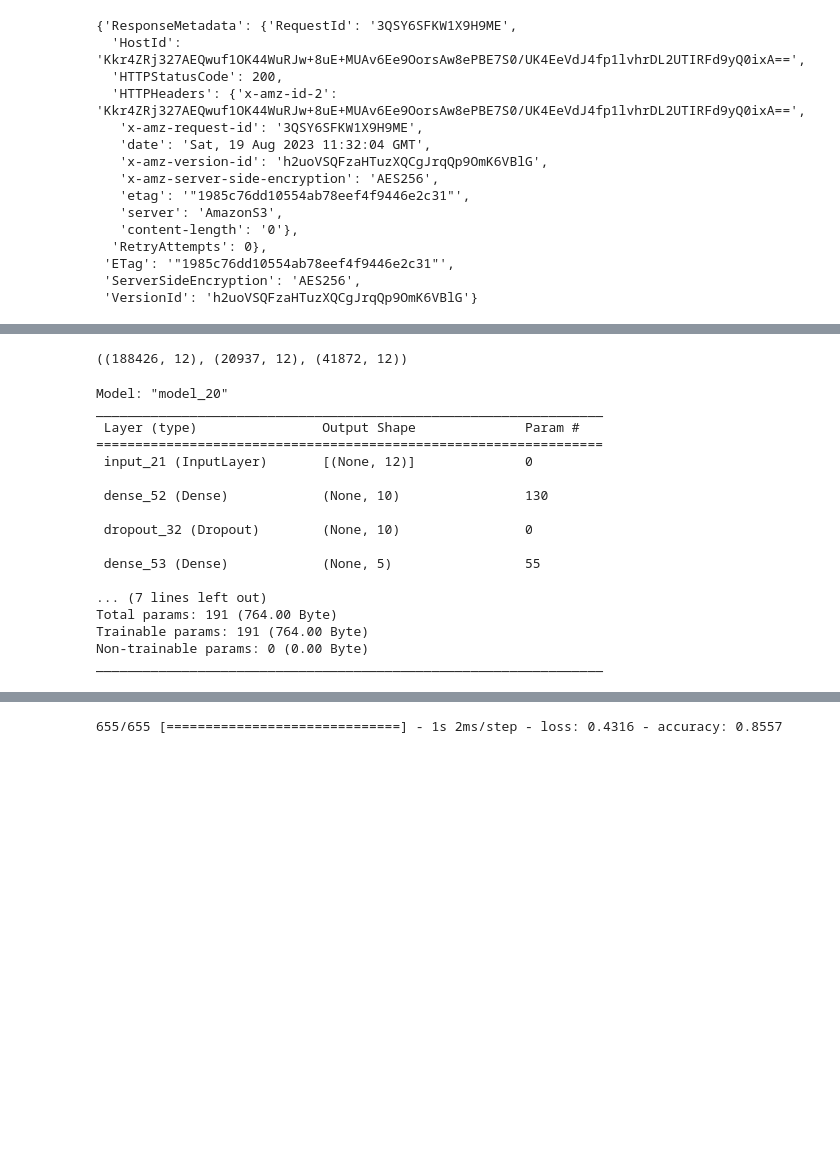
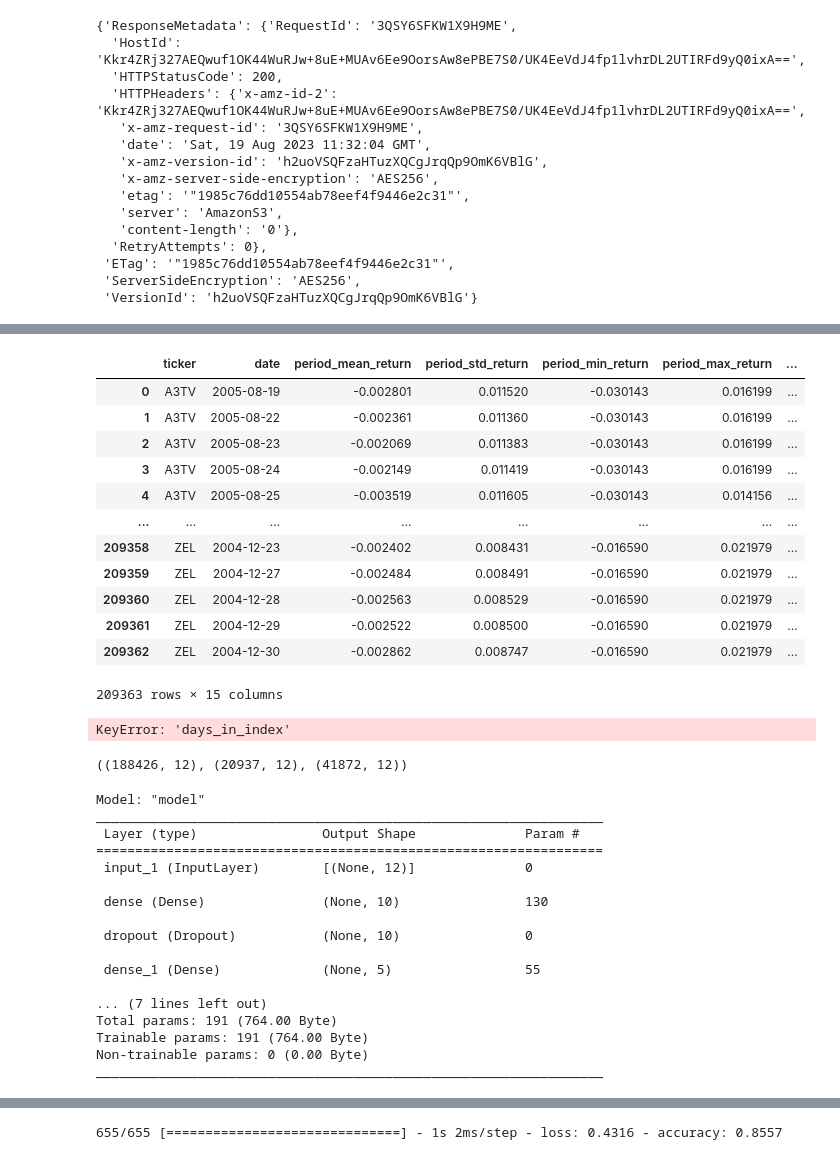
Before and after one commit to tintenderete/TFM, a Jupyter notebook: prueba_red_neuronal_fija_categorico.ipynb, the cells around one changed output, grey strips where cells are left out. Cells and saved outputs as stored; diff of their text form; code cells hidden in the pictures; blank space fills up the shorter version.

```diff
--- a/prueba_red_neuronal_fija_categorico.ipynb
+++ b/prueba_red_neuronal_fija_categorico.ipynb
@@ -328,0 +302,5 @@ dataset_2[dataset_2['date'] == dataset_2['date'].unique()[0]].sort_values('sharp
+# %%
+bucket_name = 'stock-market-historical-data'
+processed_folder = 'processed/marketstack/'
+file_name = 'ibex_historical_data'
+full_path = processed_folder + file_name
@@ -329,3 +336,35 @@ dataset_2[dataset_2['date'] == dataset_2['date'].unique()[0]].sort_values('sharp
+# %%
+dataset_2
+# %% [output]
+|  | ticker | date | period_mean_return | period_std_return | period_min_return | period_max_return | ... |
+| 0 | A3TV | 2005-08-19 | -0.002801 | 0.011520 | -0.030143 | 0.016199 | ... |
+| 1 | A3TV | 2005-08-22 | -0.002361 | 0.011360 | -0.030143 | 0.016199 | ... |
+| 2 | A3TV | 2005-08-23 | -0.002069 | 0.011383 | -0.030143 | 0.016199 | ... |
+| 3 | A3TV | 2005-08-24 | -0.002149 | 0.011419 | -0.030143 | 0.016199 | ... |
+| 4 | A3TV | 2005-08-25 | -0.003519 | 0.011605 | -0.030143 | 0.014156 | ... |
+| ... | ... | ... | ... | ... | ... | ... | ... |
+| 209358 | ZEL | 2004-12-23 | -0.002402 | 0.008431 | -0.016590 | 0.021979 | ... |
+| 209359 | ZEL | 2004-12-27 | -0.002484 | 0.008491 | -0.016590 | 0.021979 | ... |
+| 209360 | ZEL | 2004-12-28 | -0.002563 | 0.008529 | -0.016590 | 0.021979 | ... |
+| 209361 | ZEL | 2004-12-29 | -0.002522 | 0.008500 | -0.016590 | 0.021979 | ... |
+| 209362 | ZEL | 2004-12-30 | -0.002862 | 0.008747 | -0.016590 | 0.021979 | ... |
+209363 rows × 15 columns
+# %%
+for c in range(0, returns.shape[1] - 2):
+
+    period_data = returns.iloc[:,[c,-2,-1]].dropna()
+    returns_act = period_data.iloc[:,0]
+    returns_risk_free_rate = period_data.iloc[:,-1]
+    returns_benchmark = period_data.iloc[:,-2]
+
+    for i in range(period_data.shape[0] - DIAS):
+        previous_period_act = returns_act[i:DIAS+i]
+        days_in_index = DIAS + i
+        date = previous_period_act.index[-1]
+        dataset_2.loc[(dataset_2['date']==date) & (dataset_2['ticker']==c)]['days_in_index'] = days_in_index
+    print(dataset_2.loc[(dataset_2['date']==date) & (dataset_2['ticker']==c)]['days_in_index'])
+# %% [output]
+KeyError: 'days_in_index'
 # %%
 from sklearn.utils import shuffle
 dataset_2 = dataset_2.iloc[:,2:]
@@ -355,9 +394,9 @@ X_train_scaled.shape, X_test_scaled.shape, X_val_scaled.shape
 # %%
 input = Input(shape=(X_train_scaled.shape[1],))
 
-layer_1 = Dense(10, activation='relu', kernel_regularizer=L2(0.1))(input)
+layer_1 = Dense(10, activation='relu', kernel_regularizer=L2(0.001))(input)
 dropout_1 = Dropout(0.5)(layer_1)
-layer_2 = Dense(5, activation='relu', kernel_regularizer=L2(0.1))(dropout_1)
+layer_2 = Dense(5, activation='relu', kernel_regularizer=L2(0.001))(dropout_1)
 dropout_2 = Dropout(0.5)(layer_2)
 
 flatten = Flatten()(dropout_2)
@@ -370,17 +409,17 @@ model.summary()
 
 model.compile(optimizer=Adam(learning_rate=0.0001), loss='binary_crossentropy',metrics=['accuracy'])
 # %% [output]
-Model: "model_20"
+Model: "model"
 _________________________________________________________________
  Layer (type)                Output Shape              Param #
 =================================================================
- input_21 (InputLayer)       [(None, 12)]              0
+ input_1 (InputLayer)        [(None, 12)]              0
 
- dense_52 (Dense)            (None, 10)                130
+ dense (Dense)               (None, 10)                130
 
- dropout_32 (Dropout)        (None, 10)                0
+ dropout (Dropout)           (None, 10)                0
 
- dense_53 (Dense)            (None, 5)                 55
+ dense_1 (Dense)             (None, 5)                 55
 
 ... (7 lines left out)
 Total params: 191 (764.00 Byte)
```
Also changed, not shown: parts of 18 cells of this notebook.
